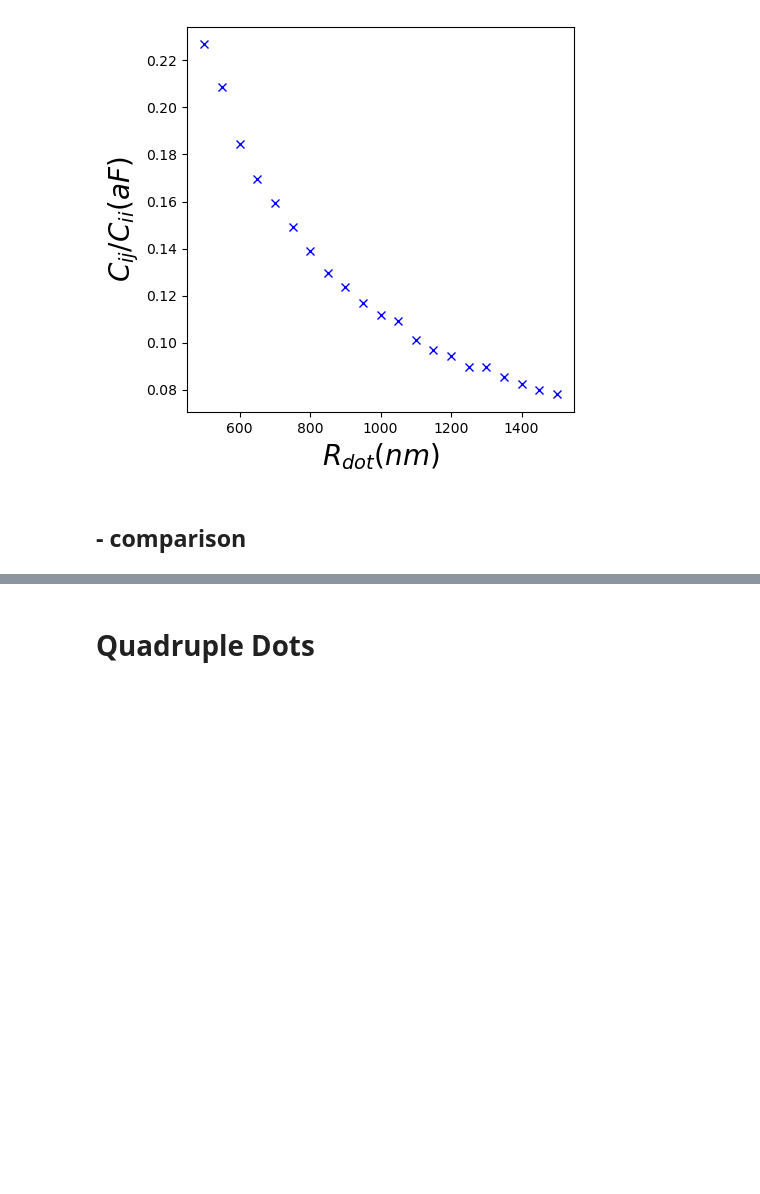
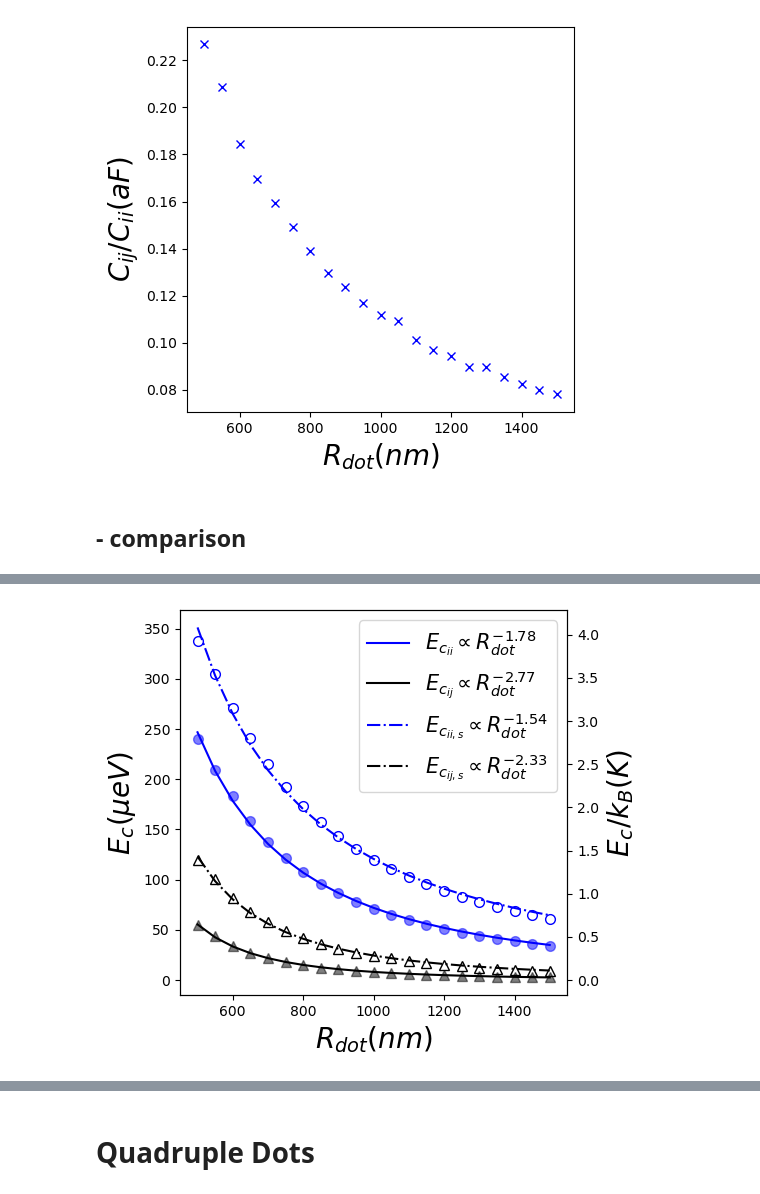
Before and after one commit to BingchengSuo/PYVA, a Jupyter notebook: analysis.ipynb, the cells around one changed output, grey strips where cells are left out. Drawn from its saved outputs; the diff is of its cells as text; code cells hidden in the pictures; blank space fills up the shorter version.

```diff
--- a/analysis.ipynb
+++ b/analysis.ipynb
@@ -224,0 +260,43 @@ ax1.legend(loc='best', fontsize = 15)
+# %%
+def func1(x, a, b):
+    return a*(1/x**b)
+
+E_cii = (1.6e-19)**2 * (cii / (cii**2 - cij**2)) *1e18 * 6.242e18 * 1e6
+E_cij = (1.6e-19)**2 * (abs(cij) / (cii**2 - cij**2)) *1e18 * 6.242e18 * 1e6
+
+E_cii_s = (1.6e-19)**2 * (cii_s / (cii_s**2 - cij_s**2)) *1e18 * 6.242e18 * 1e6
+E_cij_s = (1.6e-19)**2 * (abs(cij_s) / (cii_s**2 - cij_s**2)) *1e18 * 6.242e18 * 1e6
+
+
+popt1, pcov1 = curve_fit(func1, dotarr, E_cii)
+popt2, pcov2 = curve_fit(func1, dotarr, E_cij)
+popt1s, pcov1s = curve_fit(func1, dotarr_s, E_cii_s)
+popt2s, pcov2s = curve_fit(func1, dotarr_s, E_cij_s)
+
+
+
+fig, ax1 = plt.subplots(figsize=(5,5))
+ax1.plot(dotarr, E_cii,'o',color = 'blue', markersize = 7, alpha = 0.5)
+ax1.plot(dotarr, E_cij,'^',color = 'black', markersize = 7, alpha = 0.5)
+ax1.plot(dotarr_s, E_cii_s,'o',color = 'blue', markerfacecolor='none', markersize = 7)
+ax1.plot(dotarr_s, E_cij_s,'^',color = 'black', markerfacecolor='none', markersize = 7)
+
+ax1.plot(dotarr, func1(dotarr, popt1[0], popt1[1]), linestyle = '-',\
+         color = 'blue',label = r'$E_{c_{ii}}\propto R_{dot}^{'+str(-round(popt1[1],2))+r'}$')
+ax1.plot(dotarr, func1(dotarr, popt2[0], popt2[1]), linestyle = '-',\
+         color = 'black',label = r'$E_{c_{ij}}\propto R_{dot}^{'+str(-round(popt2[1],2))+r'}$')
+ax1.plot(dotarr_s, func1(dotarr_s, popt1s[0], popt1s[1]), linestyle = '-.',\
+         color = 'blue',label = r'$E_{c_{ii,s}}\propto R_{dot}^{'+str(-round(popt1s[1],2))+r'}$')
+ax1.plot(dotarr_s, func1(dotarr_s, popt2s[0], popt2s[1]), linestyle = '-.',\
+         color = 'black',label = r'$E_{c_{ij,s}}\propto R_{dot}^{'+str(-round(popt2s[1],2))+r'}$')
+
+
+ax2 = ax1.twinx()
+ax2.set_ylim(ax1.get_ylim()[0] / 86, ax1.get_ylim()[1] / 86)
+ax1.set_ylabel(r'$E_c (\mu eV)$', fontsize = 20)
+ax1.set_xlabel(r'$R_{dot}(nm)$', fontsize = 20)
+ax2.set_ylabel(r'$E_c/k_B(K)$', fontsize = 20)
+ax1.legend(loc='best', fontsize = 15)
+plt.savefig('RRR', dpi=500, bbox_inches='tight')
+# %% [output]
+[figure, added]
```
Also changed, not shown: parts of 24 cells of this notebook, 22 other files.
